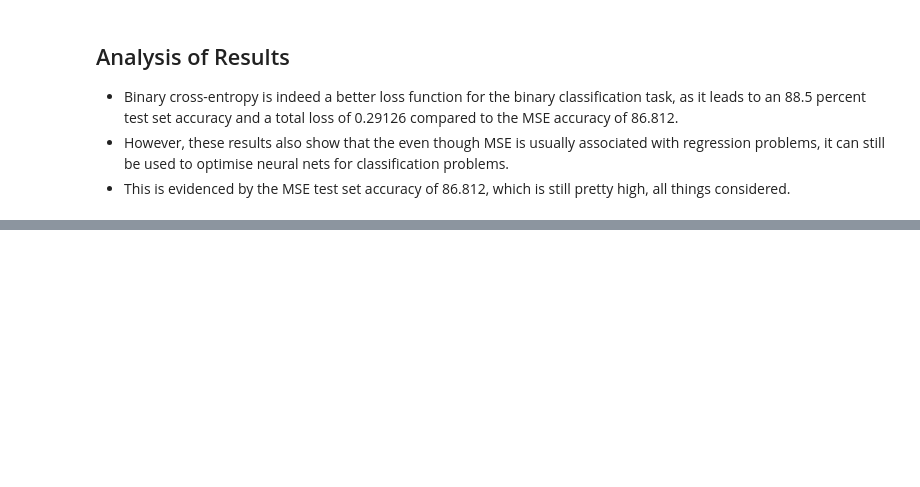
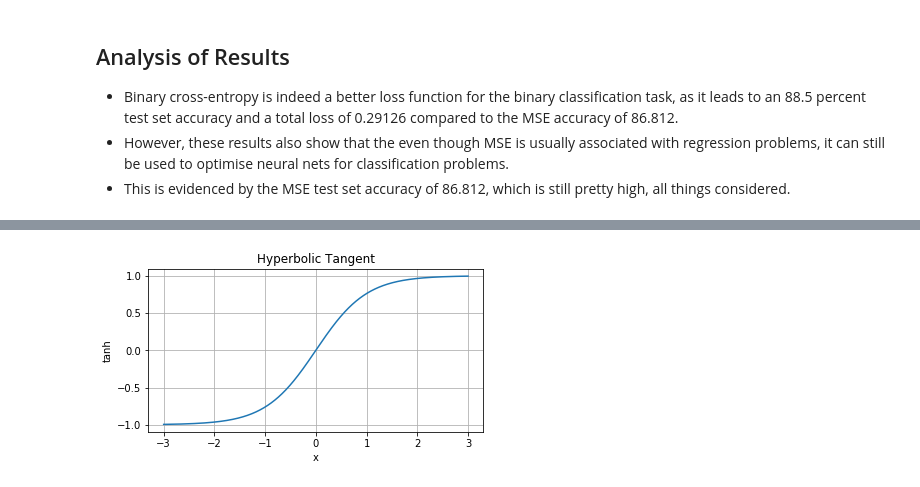
Before and after one commit to SMS-NED16/FYP-DL, a Jupyter notebook: chapter_3/3_1_IMDB_Binary_Classification.ipynb, the cells around one changed output, grey strips where cells are left out. Drawn from its saved outputs; the diff is of its cells as text; code cells hidden in the pictures; blank space fills up the shorter version.

Commit message:
Test 3.1 with tanh for activation function

```diff
--- a/chapter_3/3_1_IMDB_Binary_Classification.ipynb
+++ b/chapter_3/3_1_IMDB_Binary_Classification.ipynb
@@ -557,0 +561,8 @@ MEAN SQUARED ERROR
+# %%
+# First, confirming that `tanh` does look like I think it looks
+x = np.arange(-3, 3, 0.001);
+y = np.tanh(x)
+plt.figure(figsize=(6,3)); plt.plot(x, y); plt.grid(True);
+plt.xlabel('x'); plt.ylabel('tanh'); plt.title('Hyperbolic Tangent');
+# %% [output]
+[figure, added]
```
Also changed, not shown: parts of 3 cells of this notebook.
